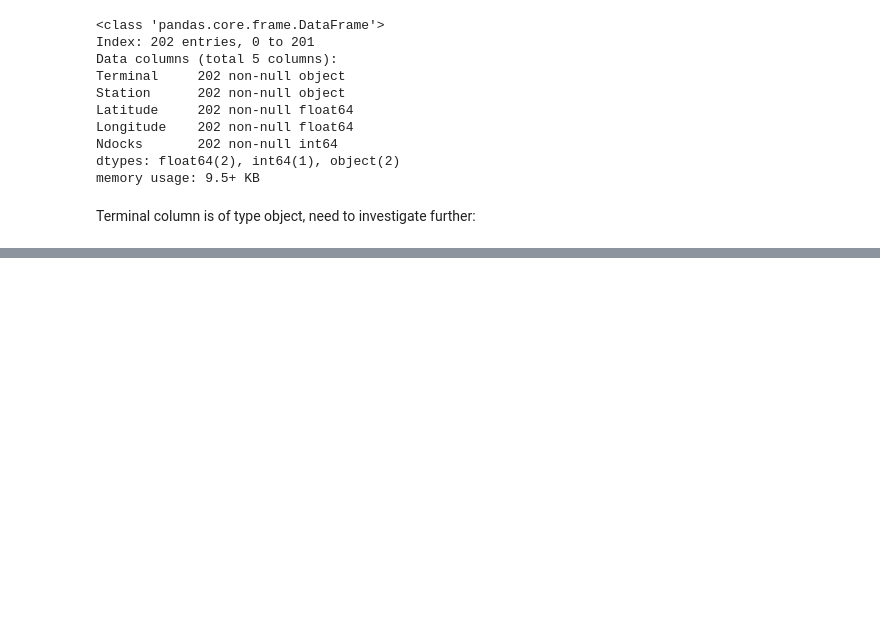
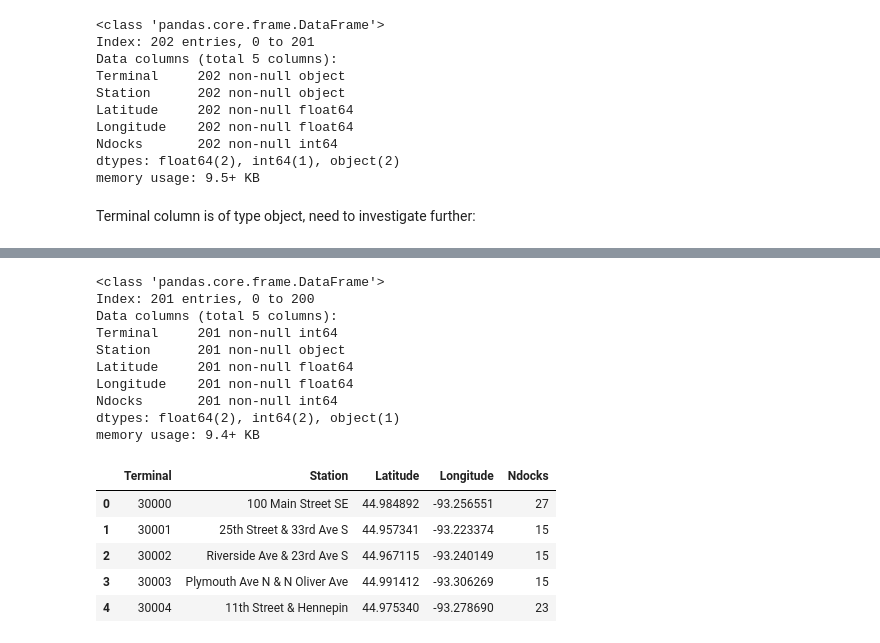
Before and after one commit to SethDKelly/NiceRideMN, a Jupyter notebook: NR_Station_Cleaning.ipynb, the cells around one changed output, grey strips where cells are left out. Saved outputs shown, nothing was run; the diff lists cells and outputs as text; code cells hidden in the pictures; blank space fills up the shorter version.

```diff
--- a/NR_Station_Cleaning.ipynb
+++ b/NR_Station_Cleaning.ipynb
@@ -390,0 +547,24 @@ station_17.
+# %%
+# Removing NRHQ row and changing from dtype object to int
+station_17 = station_17[station_17.Terminal != 'NRHQ']
+station_17.Terminal = station_17.Terminal.astype(int)
+# %%
+station_17.info()
+station_17.head()
+# %% [output]
+<class 'pandas.core.frame.DataFrame'>
+Index: 201 entries, 0 to 200
+Data columns (total 5 columns):
+Terminal     201 non-null int64
+Station      201 non-null object
+Latitude     201 non-null float64
+Longitude    201 non-null float64
+Ndocks       201 non-null int64
+dtypes: float64(2), int64(2), object(1)
+memory usage: 9.4+ KB
+|  | Terminal | Station | Latitude | Longitude | Ndocks |
+| 0 | 30000 | 100 Main Street SE | 44.984892 | -93.256551 | 27 |
+| 1 | 30001 | 25th Street & 33rd Ave S | 44.957341 | -93.223374 | 15 |
+| 2 | 30002 | Riverside Ave & 23rd Ave S | 44.967115 | -93.240149 | 15 |
+| 3 | 30003 | Plymouth Ave N & N Oliver Ave | 44.991412 | -93.306269 | 15 |
+| 4 | 30004 | 11th Street & Hennepin | 44.975340 | -93.278690 | 23 |
```
Also changed, not shown: parts of 17 cells of this notebook.
